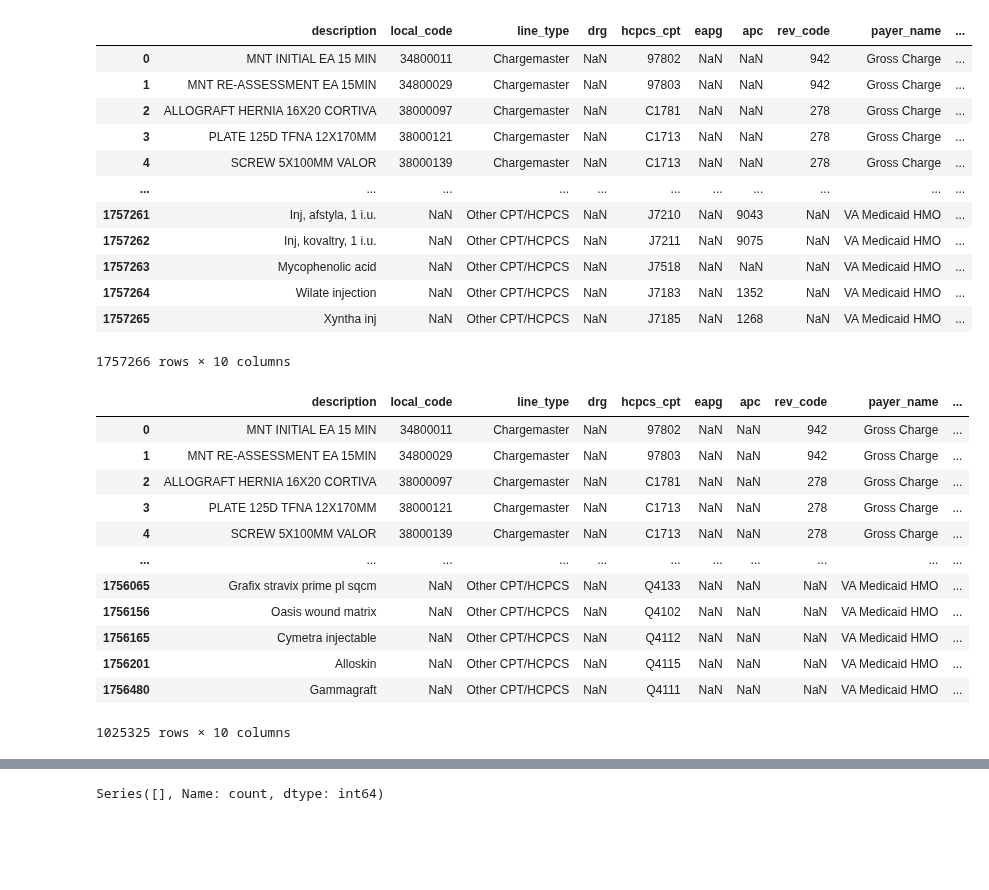
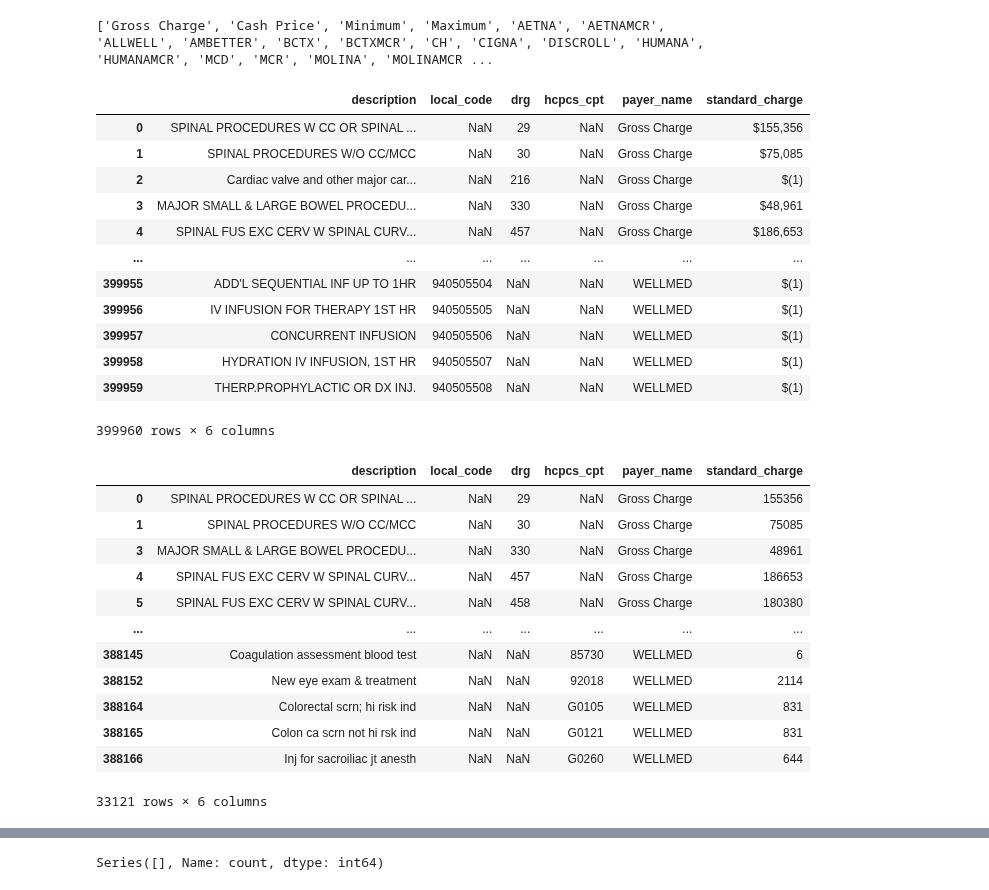
Before and after one commit to rl1987/dolthub-bounty-transparency-in-pricing, a Jupyter notebook: eskycity.ipynb, the cells around one changed output, grey strips where cells are left out. Saved outputs shown, nothing was run; the diff lists cells and outputs as text; code cells hidden in the pictures; blank space fills up the shorter version.

Commit message:
Further work on eskycity data

```diff
--- a/eskycity.ipynb
+++ b/eskycity.ipynb
@@ -34,8 +34,8 @@ TARGET_COLUMNS = [
     'additional_payer_specific_notes'
 ]
 # %%
-ccn = "090001"
-url = "https://uhsfilecdn.eskycity.net/ac/232896725_george-washington-university-hospital_standardcharges.csv"
+ccn = "450825"
+url = "https://uhsfilecdn.eskycity.net/ac/742829611_cornerstone-regional-hospital_standard-charges.csv"
 filename = url.split("/")[-1]
 ein = filename.split("_")[0]
 ein = ein[:2] + "-" + ein[2:]
@@ -67,6 +67,7 @@ df_mid = pd.DataFrame(df_in)
 df_mid = df_mid.rename(columns={
     'Description': 'description',
     'CDM': 'local_code',
+    'CDM (If Applicable)': 'local_code',
     'Code Type': 'line_type',
     'DRG (If Applicable)': 'drg',
     'CPT/HCPCS (If Applicable)': 'hcpcs_cpt',
@@ -80,5 +81,7 @@ df_mid = df_mid.rename(columns={
     'Rev Code (If applicable)': 'rev_code'
 })
 del df_mid['Facility']
+df_mid = df_mid[df_mid.columns.drop(list(df_mid.filter(regex='Unnamed')))]
+df_mid.columns = df_mid.columns.str.strip()
 df_mid
 # %% [output]
@@ -98,22 +101,25 @@ df_mid
 # %%
-money_columns = df_mid.columns.to_list()[8:]
-remaining_columns = df_mid.columns.to_list()[:8]
+money_idx = df_mid.columns.to_list().index('Gross Charge')
+money_columns = df_mid.columns.to_list()[money_idx:]
+print(money_columns)
+remaining_columns = df_mid.columns.to_list()[:money_idx]
 df_mid = pd.melt(df_mid, id_vars=remaining_columns, var_name='payer_name', value_name='standard_charge')
 df_mid
 # %% [output]
+['Gross Charge', 'Cash Price', 'Minimum', 'Maximum', 'AETNA', 'AETNAMCR', 'ALLWELL', 'AMBETTER', 'BCTX', 'BCTXMCR', 'CH', 'CIGNA', 'DISCROLL', 'HUMANA', 'HUMANAMCR', 'MCD', 'MCR', 'MOLINA', 'MOLINAMCR ...
-|  | description | local_code | line_type | drg | hcpcs_cpt | eapg | apc | rev_code | payer_name | ... |
-| 0 | MNT INITIAL EA 15 MIN | 34800011 | Chargemaster | NaN | 97802 | NaN | NaN | 942 | Gross Charge | ... |
-| 1 | MNT RE-ASSESSMENT EA 15MIN | 34800029 | Chargemaster | NaN | 97803 | NaN | NaN | 942 | Gross Charge | ... |
-| 2 | ALLOGRAFT HERNIA 16X20 CORTIVA | 38000097 | Chargemaster | NaN | C1781 | NaN | NaN | 278 | Gross Charge | ... |
-| 3 | PLATE 125D TFNA 12X170MM | 38000121 | Chargemaster | NaN | C1713 | NaN | NaN | 278 | Gross Charge | ... |
-| 4 | SCREW 5X100MM VALOR | 38000139 | Chargemaster | NaN | C1713 | NaN | NaN | 278 | Gross Charge | ... |
-| ... | ... | ... | ... | ... | ... | ... | ... | ... | ... | ... |
-| 1757261 | Inj, afstyla, 1 i.u. | NaN | Other CPT/HCPCS | NaN | J7210 | NaN | 9043 | NaN | VA Medicaid HMO | ... |
-| 1757262 | Inj, kovaltry, 1 i.u. | NaN | Other CPT/HCPCS | NaN | J7211 | NaN | 9075 | NaN | VA Medicaid HMO | ... |
-| 1757263 | Mycophenolic acid | NaN | Other CPT/HCPCS | NaN | J7518 | NaN | NaN | NaN | VA Medicaid HMO | ... |
-| 1757264 | Wilate injection | NaN | Other CPT/HCPCS | NaN | J7183 | NaN | 1352 | NaN | VA Medicaid HMO | ... |
-| 1757265 | Xyntha inj | NaN | Other CPT/HCPCS | NaN | J7185 | NaN | 1268 | NaN | VA Medicaid HMO | ... |
+|  | description | local_code | drg | hcpcs_cpt | payer_name | standard_charge |
+| 0 | SPINAL PROCEDURES W CC OR SPINAL ... | NaN | 29 | NaN | Gross Charge | $155,356 |
+| 1 | SPINAL PROCEDURES W/O CC/MCC | NaN | 30 | NaN | Gross Charge | $75,085 |
+| 2 | Cardiac valve and other major car... | NaN | 216 | NaN | Gross Charge | $(1) |
+| 3 | MAJOR SMALL & LARGE BOWEL PROCEDU... | NaN | 330 | NaN | Gross Charge | $48,961 |
+| 4 | SPINAL FUS EXC CERV W SPINAL CURV... | NaN | 457 | NaN | Gross Charge | $186,653 |
+| ... | ... | ... | ... | ... | ... | ... |
+| 399955 | ADD'L SEQUENTIAL INF UP TO 1HR | 940505504 | NaN | NaN | WELLMED | $(1) |
+| 399956 | IV INFUSION FOR THERAPY 1ST HR | 940505505 | NaN | NaN | WELLMED | $(1) |
+| 399957 | CONCURRENT INFUSION | 940505506 | NaN | NaN | WELLMED | $(1) |
+| 399958 | HYDRATION IV INFUSION, 1ST HR | 940505507 | NaN | NaN | WELLMED | $(1) |
+| 399959 | THERP.PROPHYLACTIC OR DX INJ. | 940505508 | NaN | NaN | WELLMED | $(1) |
-1757266 rows × 10 columns
+399960 rows × 6 columns
 # %%
 df_mid.dropna(subset=['standard_charge'], inplace=True)
 df_mid['standard_charge'] = df_mid['standard_charge'].astype(str)
@@ -126,17 +132,17 @@ df_mid = df_mid[df_mid['standard_charge'] != 'Not Reimb']
 df_mid = pd.DataFrame(df_mid)
 df_mid
 # %% [output]
-|  | description | local_code | line_type | drg | hcpcs_cpt | eapg | apc | rev_code | payer_name | ... |
-| 0 | MNT INITIAL EA 15 MIN | 34800011 | Chargemaster | NaN | 97802 | NaN | NaN | 942 | Gross Charge | ... |
-| 1 | MNT RE-ASSESSMENT EA 15MIN | 34800029 | Chargemaster | NaN | 97803 | NaN | NaN | 942 | Gross Charge | ... |
-| 2 | ALLOGRAFT HERNIA 16X20 CORTIVA | 38000097 | Chargemaster | NaN | C1781 | NaN | NaN | 278 | Gross Charge | ... |
-| 3 | PLATE 125D TFNA 12X170MM | 38000121 | Chargemaster | NaN | C1713 | NaN | NaN | 278 | Gross Charge | ... |
-| 4 | SCREW 5X100MM VALOR | 38000139 | Chargemaster | NaN | C1713 | NaN | NaN | 278 | Gross Charge | ... |
-| ... | ... | ... | ... | ... | ... | ... | ... | ... | ... | ... |
-| 1756065 | Grafix stravix prime pl sqcm | NaN | Other CPT/HCPCS | NaN | Q4133 | NaN | NaN | NaN | VA Medicaid HMO | ... |
-| 1756156 | Oasis wound matrix | NaN | Other CPT/HCPCS | NaN | Q4102 | NaN | NaN | NaN | VA Medicaid HMO | ... |
-| 1756165 | Cymetra injectable | NaN | Other CPT/HCPCS | NaN | Q4112 | NaN | NaN | NaN | VA Medicaid HMO | ... |
-| 1756201 | Alloskin | NaN | Other CPT/HCPCS | NaN | Q4115 | NaN | NaN | NaN | VA Medicaid HMO | ... |
-| 1756480 | Gammagraft | NaN | Other CPT/HCPCS | NaN | Q4111 | NaN | NaN | NaN | VA Medicaid HMO | ... |
+|  | description | local_code | drg | hcpcs_cpt | payer_name | standard_charge |
+| 0 | SPINAL PROCEDURES W CC OR SPINAL ... | NaN | 29 | NaN | Gross Charge | 155356 |
+| 1 | SPINAL PROCEDURES W/O CC/MCC | NaN | 30 | NaN | Gross Charge | 75085 |
+| 3 | MAJOR SMALL & LARGE BOWEL PROCEDU... | NaN | 330 | NaN | Gross Charge | 48961 |
+| 4 | SPINAL FUS EXC CERV W SPINAL CURV... | NaN | 457 | NaN | Gross Charge | 186653 |
+| 5 | SPINAL FUS EXC CERV W SPINAL CURV... | NaN | 458 | NaN | Gross Charge | 180380 |
+| ... | ... | ... | ... | ... | ... | ... |
+| 388145 | Coagulation assessment blood test | NaN | NaN | 85730 | WELLMED | 6 |
+| 388152 | New eye exam & treatment | NaN | NaN | 92018 | WELLMED | 2114 |
+| 388164 | Colorectal scrn; hi risk ind | NaN | NaN | G0105 | WELLMED | 831 |
+| 388165 | Colon ca scrn not hi rsk ind | NaN | NaN | G0121 | WELLMED | 831 |
+| 388166 | Inj for sacroiliac jt anesth | NaN | NaN | G0260 | WELLMED | 644 |
-1025325 rows × 10 columns
+33121 rows × 6 columns
 # %%
```
Also changed, not shown: parts of 13 cells of this notebook.
